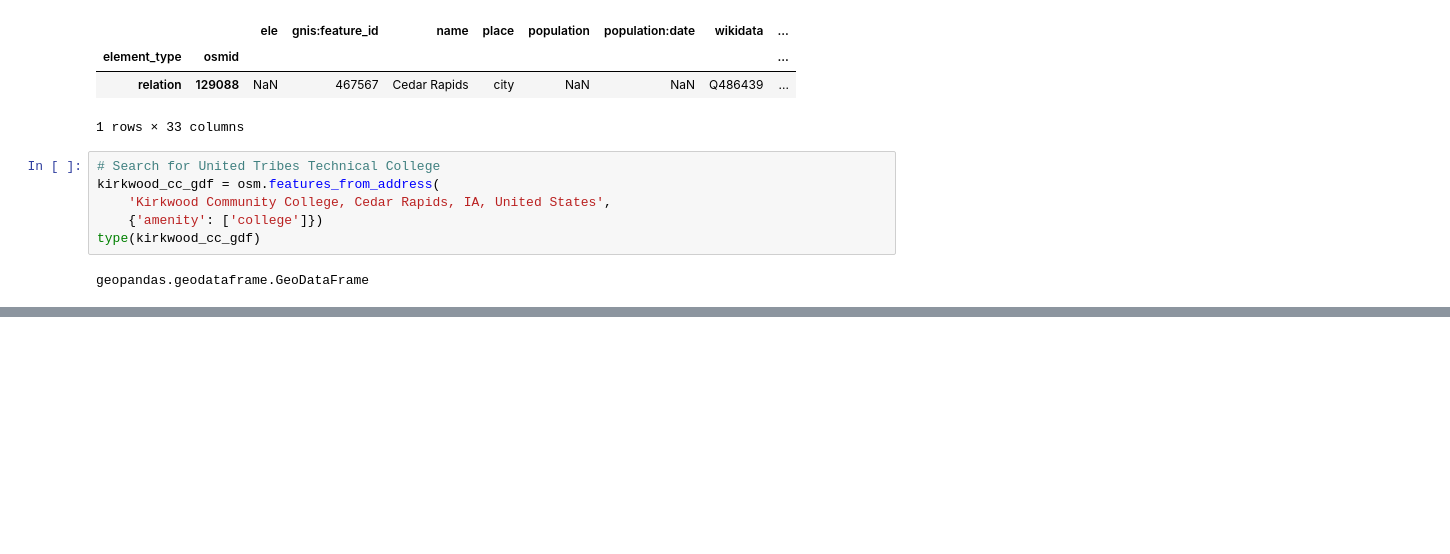
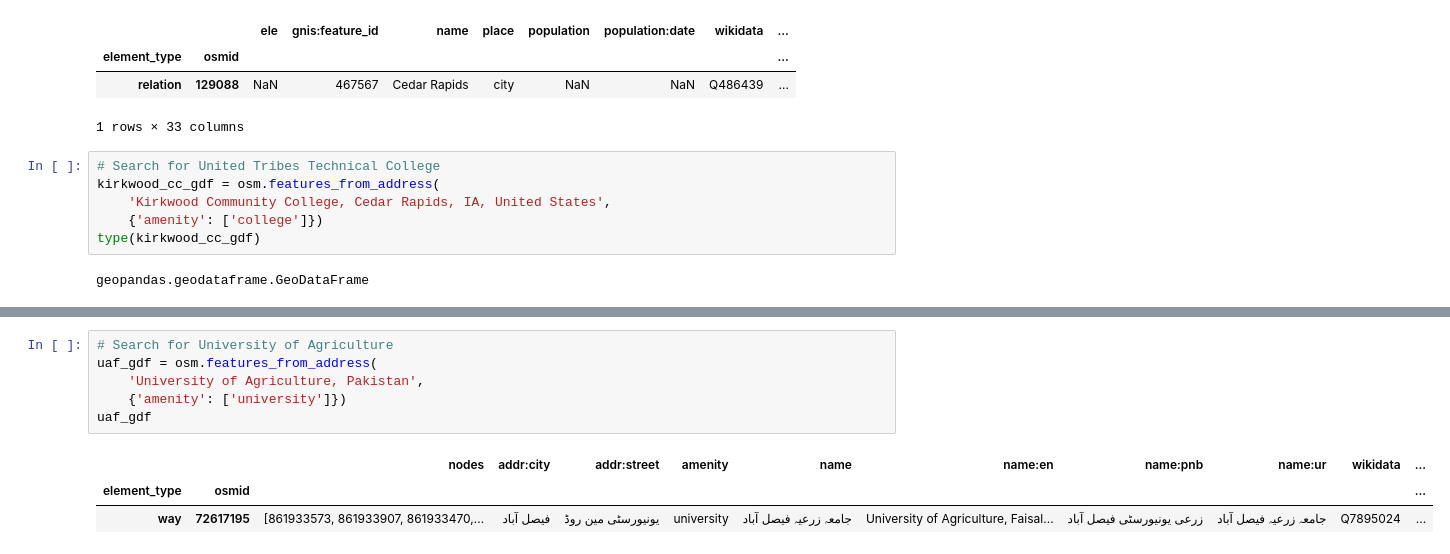
Before and after one commit to nquarder/first-map-template, a Jupyter notebook: first-map.ipynb, the cells around one changed output, grey strips where cells are left out. Saved outputs shown, nothing was run; the diff lists cells and outputs as text; blank space fills up the shorter version.

Commit message:
add University of Agriculture

```diff
--- a/first-map.ipynb
+++ b/first-map.ipynb
@@ -219,3 +219,13 @@ cr_map
 # %% [output]
 WARNING:bokeh.core.validation.check:W-1005 (FIXED_SIZING_MODE): 'fixed' sizing mode requires width and height to be set: figure(id='p1238', ...)
 [interactive output not drawn]
+# %%
+# Search for University of Agriculture
+uaf_gdf = osm.features_from_address(
+    'University of Agriculture, Pakistan',
+    {'amenity': ['university']})
+uaf_gdf
+# %% [output]
+|  |  | nodes | addr:city | addr:street | amenity | name | name:en | name:pnb | name:ur | wikidata | ... |
+| element_type | osmid |  |  |  |  |  |  |  |  |  | ... |
+| way | 72617195 | [861933573, 861933907, 861933470,... | فیصل آباد | یونیورسٹی مین روڈ | university | جامعہ زرعیہ فیصل آباد | University of Agriculture, Faisal... | زرعی یونیورسٹی فیصل آباد | جامعہ زرعیہ فیصل آباد | Q7895024 | ... |
```
Also changed, not shown: parts of 1 cell of this notebook, 1 other file.
